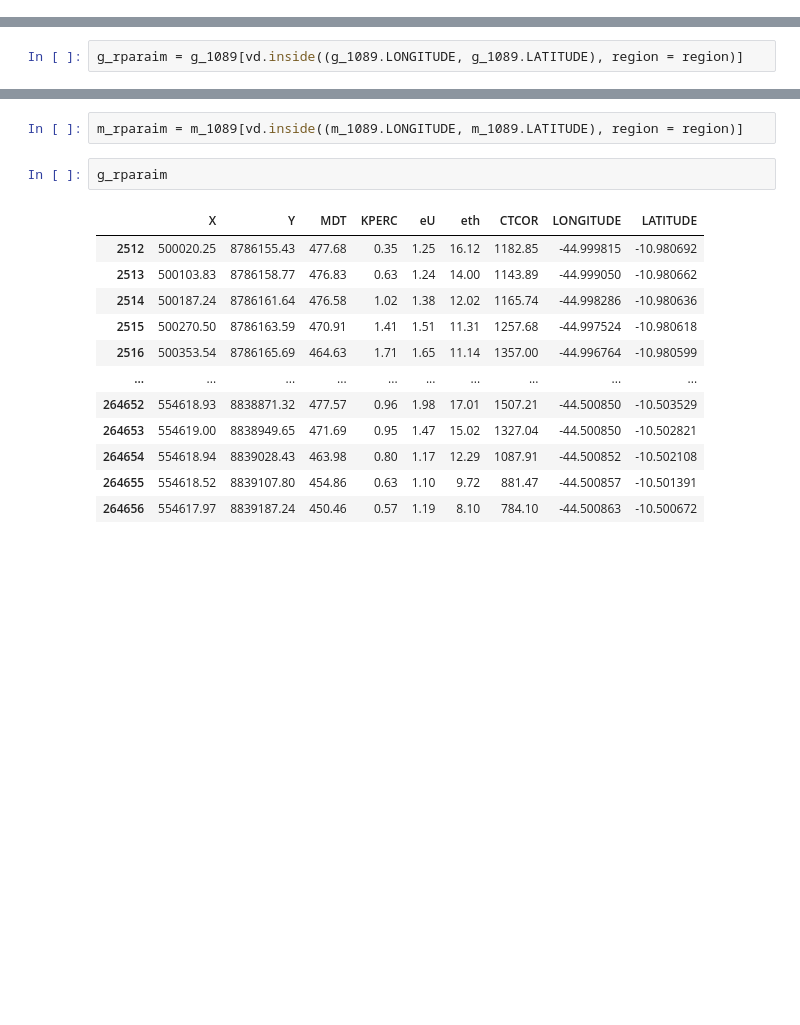
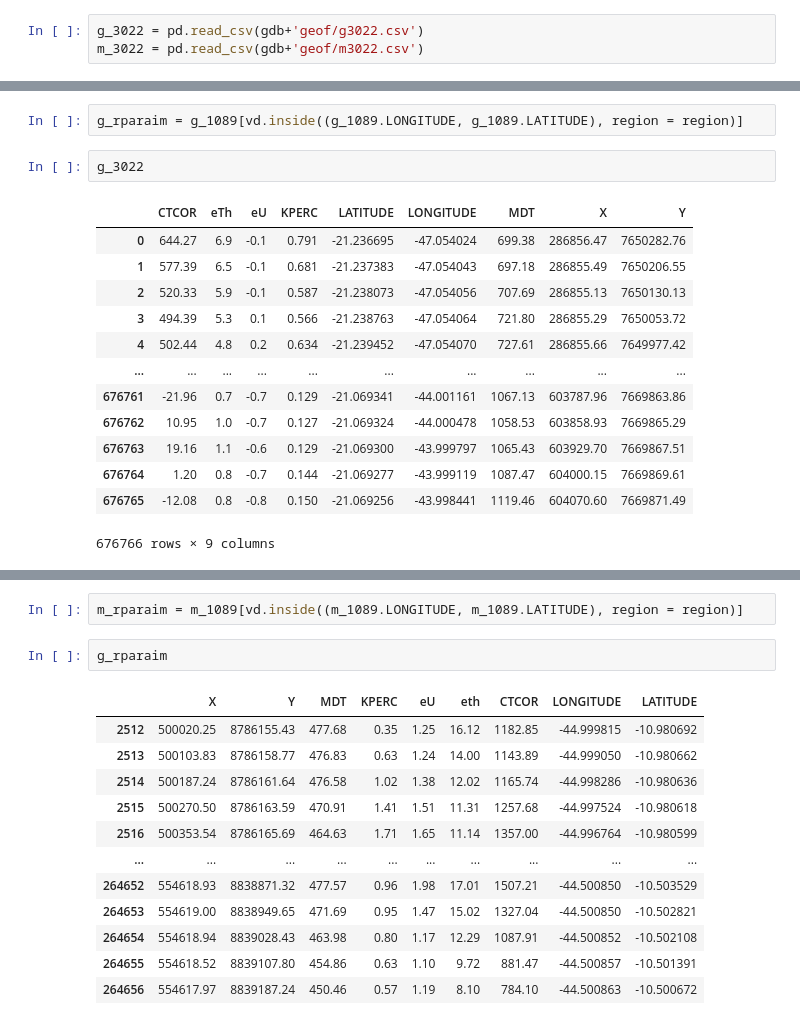
Before and after one commit to Gabriel-Goes/mapeamento_litologico_preditivo, a Jupyter notebook: sources/3 - Verde: Getting Region.ipynb, the cells around one changed output, grey strips where cells are left out. Cells and saved outputs as stored; diff of their text form; blank space fills up the shorter version.

```diff
--- a/sources/3 - Verde: Getting Region.ipynb
+++ b/sources/3 - Verde: Getting Region.ipynb
@@ -18,6 +16,9 @@ Image("/home/ggrl/Desktop/aoi.png")
 # %%
 g_1105 = pd.read_csv(gdb+'geof/g1105')
 m_1105 = pd.read_csv(gdb+'geof/m1105')
+# %%
+g_3022 = pd.read_csv(gdb+'geof/g3022.csv')
+m_3022 = pd.read_csv(gdb+'geof/m3022.csv')
 # %%
 g_1105.head()
 # %% [output]
@@ -156,2 +159,18 @@ region
 # %%
 g_rparaim = g_1089[vd.inside((g_1089.LONGITUDE, g_1089.LATITUDE), region = region)]
+# %%
+g_3022
+# %% [output]
+|  | CTCOR | eTh | eU | KPERC | LATITUDE | LONGITUDE | MDT | X | Y |
+| 0 | 644.27 | 6.9 | -0.1 | 0.791 | -21.236695 | -47.054024 | 699.38 | 286856.47 | 7650282.76 |
+| 1 | 577.39 | 6.5 | -0.1 | 0.681 | -21.237383 | -47.054043 | 697.18 | 286855.49 | 7650206.55 |
+| 2 | 520.33 | 5.9 | -0.1 | 0.587 | -21.238073 | -47.054056 | 707.69 | 286855.13 | 7650130.13 |
+| 3 | 494.39 | 5.3 | 0.1 | 0.566 | -21.238763 | -47.054064 | 721.80 | 286855.29 | 7650053.72 |
+| 4 | 502.44 | 4.8 | 0.2 | 0.634 | -21.239452 | -47.054070 | 727.61 | 286855.66 | 7649977.42 |
+| ... | ... | ... | ... | ... | ... | ... | ... | ... | ... |
+| 676761 | -21.96 | 0.7 | -0.7 | 0.129 | -21.069341 | -44.001161 | 1067.13 | 603787.96 | 7669863.86 |
+| 676762 | 10.95 | 1.0 | -0.7 | 0.127 | -21.069324 | -44.000478 | 1058.53 | 603858.93 | 7669865.29 |
+| 676763 | 19.16 | 1.1 | -0.6 | 0.129 | -21.069300 | -43.999797 | 1065.43 | 603929.70 | 7669867.51 |
+| 676764 | 1.20 | 0.8 | -0.7 | 0.144 | -21.069277 | -43.999119 | 1087.47 | 604000.15 | 7669869.61 |
+| 676765 | -12.08 | 0.8 | -0.8 | 0.150 | -21.069256 | -43.998441 | 1119.46 | 604070.60 | 7669871.49 |
+676766 rows × 9 columns
```
Also changed, not shown: parts of 14 cells of this notebook, 8 other files.
